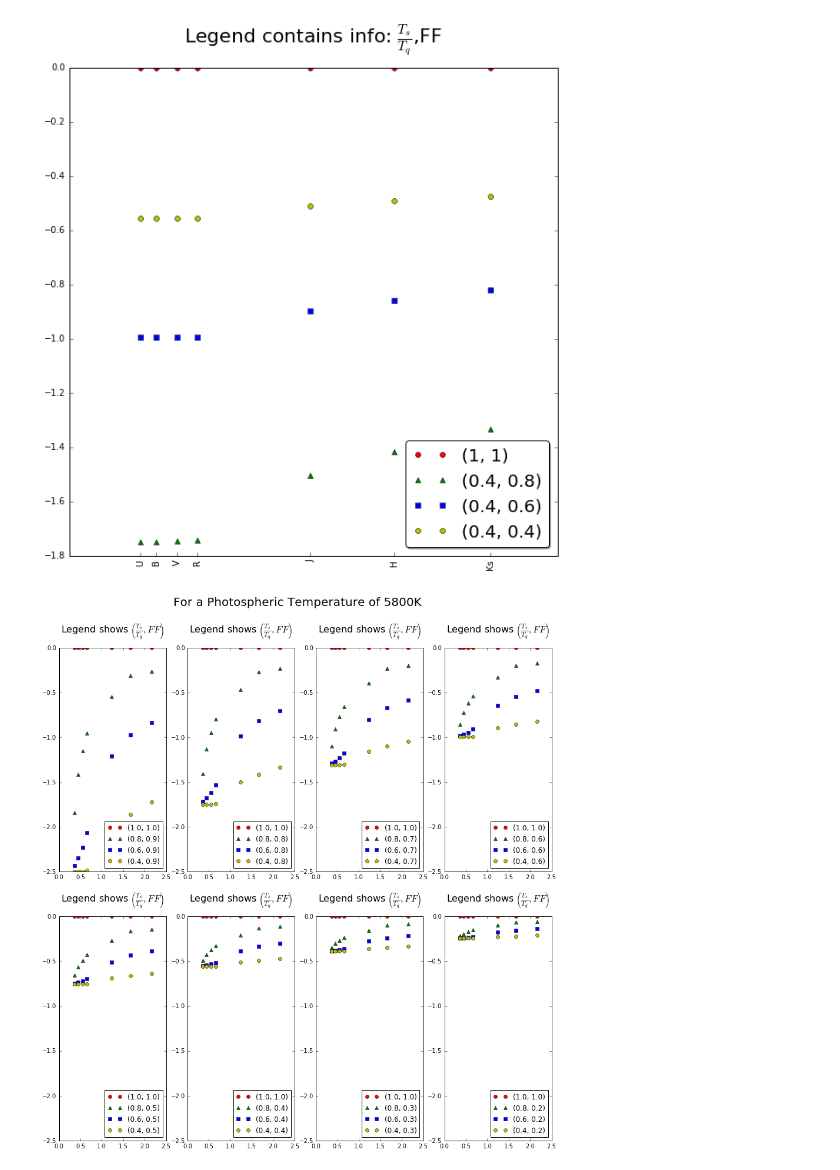
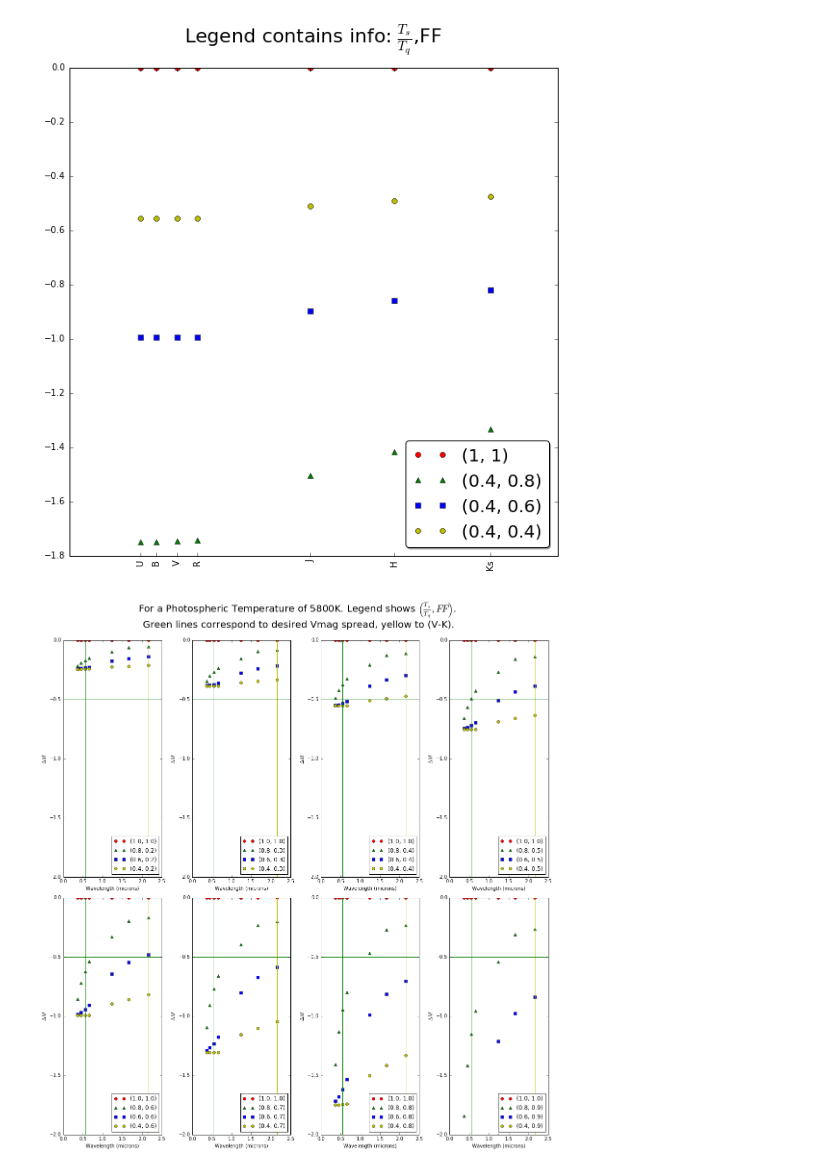
Before and after one commit to jradavenport/spot-colors, a Jupyter notebook: Delta_m_vs_wavelength.ipynb, the cells around one changed output. Cells and saved outputs as stored; diff of their text form; code cells hidden in the pictures.

Commit message:
Some minor changes, getting some weirdness with final plot where spotted stars cross over unspotted along V-K axis

```diff
--- a/Delta_m_vs_wavelength.ipynb
+++ b/Delta_m_vs_wavelength.ipynb
@@ -103,6 +103,7 @@ def DeltaMagPlot(PhTemp,SpTempRange,FillFactorRange,Count):
     -------
 
     '''
+    PhTempInt=int(PhTemp)
     if type(FillFactorRange[0]) == list:
         Bands = np.array(['U','B','V','R','J','H','Ks'])
         Centers_combined=[]
@@ -110,7 +111,7 @@ def DeltaMagPlot(PhTemp,SpTempRange,FillFactorRange,Count):
         for fillFactor in FillFactorRange:
             syn_phot_combined=[]
             for i in range(len(SpTempRange)):
-                SpTemp = str(round(SpTempRange[i]*5800/100)*100)
+                SpTemp = str(round(SpTempRange[i]*PhTempInt/100)*100)
                 FillFactor = fillFactor[i]
                 wavelength,flux_Phoenix,PhTemp,SpTemp,FillFactor = make_spotmodel(PhTemp,SpTemp,FillFactor) #Creates spectrum for desired temps and fill-factor
                 Flux = Dotter_rad( PhTemp, flux_Phoenix )
@@ -148,7 +149,7 @@ def DeltaMagPlot(PhTemp,SpTempRange,FillFactorRange,Count):
         for sptemp in SpTempRange:
             syn_phot_combined=[]
             for i in range(len(FillFactorRange)):
-                SpTemp = str(round(sptemp[i]*5800/100)*100)
+                SpTemp = str(round(sptemp[i]*PhTempInt/100)*100)
                 FillFactor = FillFactorRange[i]
                 wavelength,flux_Phoenix,PhTemp,SpTemp,FillFactor = make_spotmodel(PhTemp,SpTemp,FillFactor) #Creates spectrum for desired temps and fill-factor
                 Flux = Dotter_rad( PhTemp, flux_Phoenix )
@@ -183,39 +184,48 @@ PhTemp = '5800'
 SpTempRange = [1.,0.8,0.6,0.4]
 
 Count=1
-idx=9
+idx=2
 FillFactorRange = []
-while idx>=2:
+while idx<=9:
     FillFactorRange.append([1.,idx/10,idx/10,idx/10])
-    idx=idx-1
+    idx=idx+1
     Count=Count+1
 
 Bands,Centers,DeltaMag_Master = DeltaMagPlot(PhTemp,SpTempRange,FillFactorRange,Count)
 # %%
 PointType = ['ro','g^','bs','y8']
 fig = plt.figure(figsize=(15,15))
-plt.suptitle('For a Photospheric Temperature of 5800K',fontsize=20)
-
+plt.suptitle(r'For a Photospheric Temperature of 5800K. Legend shows $\left(\frac{T_s}{T_q},FF\right)$.'+
+             '\n Green lines correspond to desired Vmag spread, yellow to (V-K).'
+             ,fontsize=20,y=1.07)
 idx=1
 for j in DeltaMag_Master:
 
     ax = plt.subplot(2,4,idx)
-    ax.set_title(r'Legend shows $\left(\frac{T_s}{T_q},FF\right)$',fontsize=16,y=1.05)
-    ax.set_ylim([-2.5,0])
+    #ax.set_title(r'Legend shows $\left(\frac{T_s}{T_q},FF\right)$',fontsize=16,y=1.05)
+    ax.set_ylim([-2.,0])
 
     k=0
     for i in j:
         ax.plot(Centers,i,PointType[k])
         k=k+1
 
+    plt.axvline(x=0.551,color='g') #Vertical line on V magnitude
+    plt.axvline(x=2.159,color='y') #Vertical line on K magnitude
+    plt.axhline(y=-0.5,color='g')   #Horizontal line on desired -0.3 Vmag spread
+    #plt.axhline(y=-0.3,color='y')   #Horizontal line with below line to bound desired (V-K)mag spread
+    #plt.axhline(y=-0.7,color='y')
+
     Legend=[]
     Legend=list(zip(SpTempRange,FillFactorRange[idx-1]))
+    ax.set_xlabel('Wavelength (microns)')
+    ax.set_ylabel('$\Delta M$')
     ax.legend(Legend,loc=4)
     idx=idx+1
-
-plt.savefig('DMvWLtrend_FF.jpg')
+plt.tight_layout()
+plt.savefig('DMvWL_FFtrend_5800K.jpg',bbox_inches='tight',pad_inches=0.05)
 # %% [output]
-[figure, old version]
+[figure, new version]
 # %%
 PhTemp = '5800'
 FillFactorRange = [1.,0.8,0.6,0.4]
```
Also changed, not shown: parts of 1 cell of this notebook, 1 other file.
